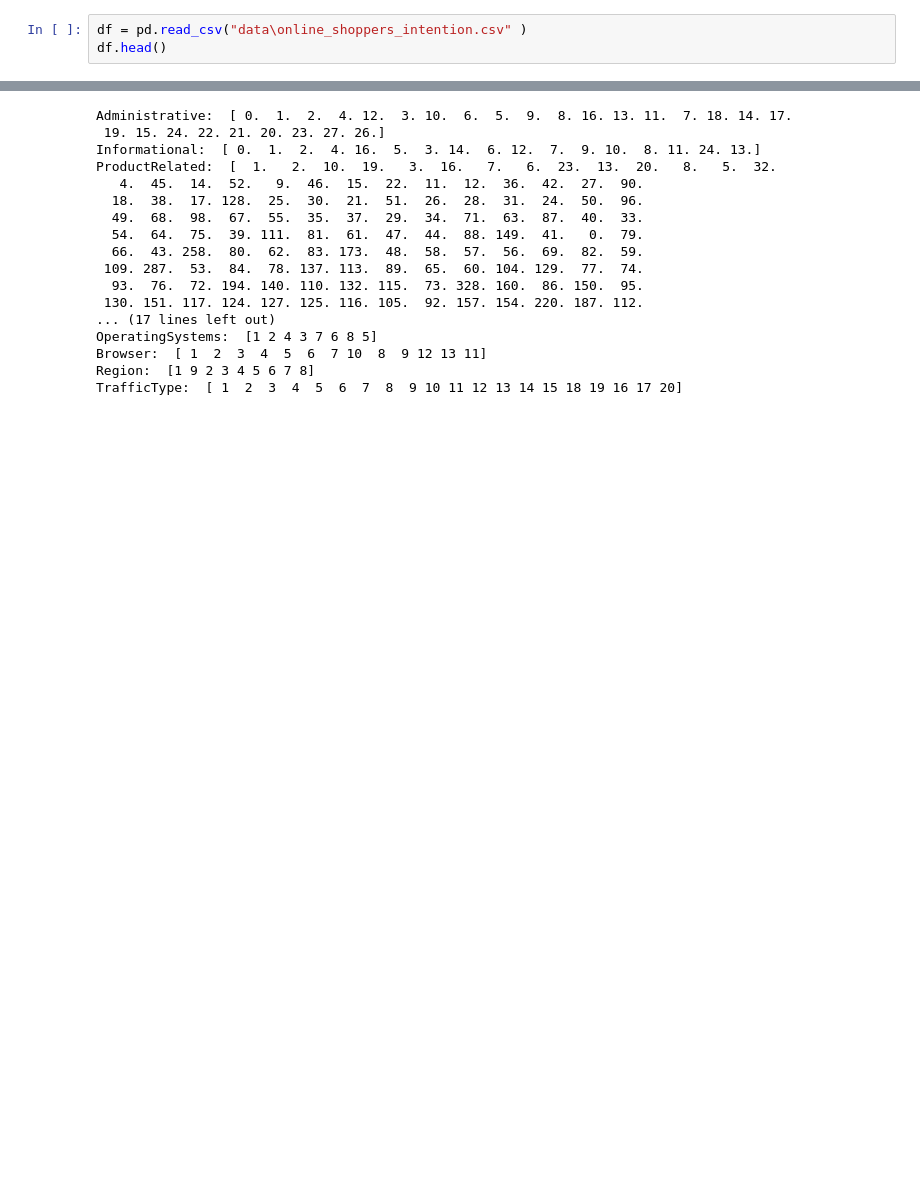
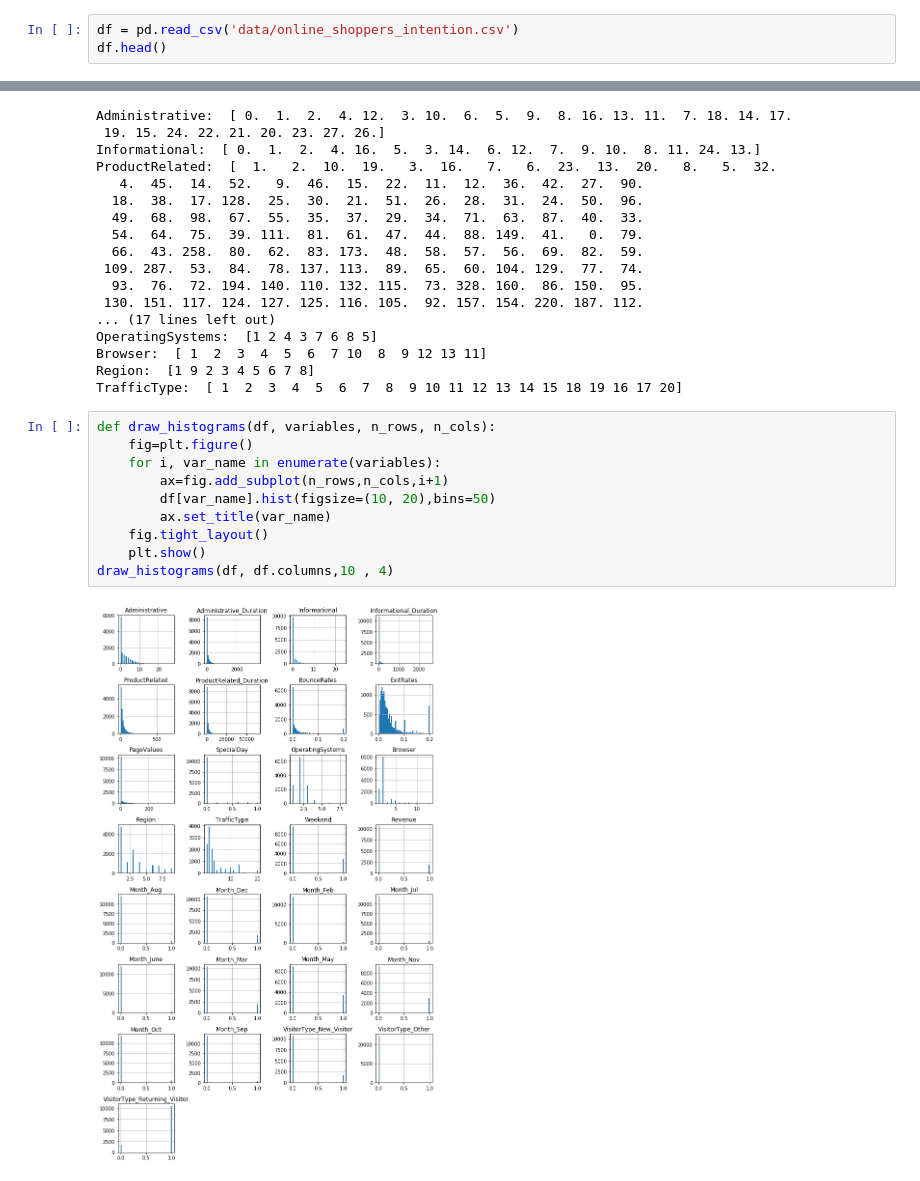
Before and after one commit to ywsyws/classification_SVM, a Jupyter notebook: classification_SVM.ipynb, the cells around one changed output, grey strips where cells are left out. Cells and saved outputs as stored; diff of their text form; blank space fills up the shorter version.

```diff
--- a/classification_SVM.ipynb
+++ b/classification_SVM.ipynb
@@ -4,7 +10,7 @@ import pandas as pd
 # %% [markdown]
 # Explore dataset
 # %%
-df = pd.read_csv("data\online_shoppers_intention.csv" )
+df = pd.read_csv('data/online_shoppers_intention.csv')
 df.head()
 # %% [output]
 |  | Administrative | Administrative_Duration | Informational | Informational_Duration | ProductRelated | ... |
@@ -164,3 +162,15 @@ OperatingSystems:  [1 2 4 3 7 6 8 5]
 Browser:  [ 1  2  3  4  5  6  7 10  8  9 12 13 11]
 Region:  [1 9 2 3 4 5 6 7 8]
 TrafficType:  [ 1  2  3  4  5  6  7  8  9 10 11 12 13 14 15 18 19 16 17 20]
+# %%
+def draw_histograms(df, variables, n_rows, n_cols):
+    fig=plt.figure()
+    for i, var_name in enumerate(variables):
+        ax=fig.add_subplot(n_rows,n_cols,i+1)
+        df[var_name].hist(figsize=(10, 20),bins=50)
+        ax.set_title(var_name)
+    fig.tight_layout()
+    plt.show()
+draw_histograms(df, df.columns,10 , 4)
+# %% [output]
+[figure, added]
```
Also changed, not shown: parts of 13 cells of this notebook.
